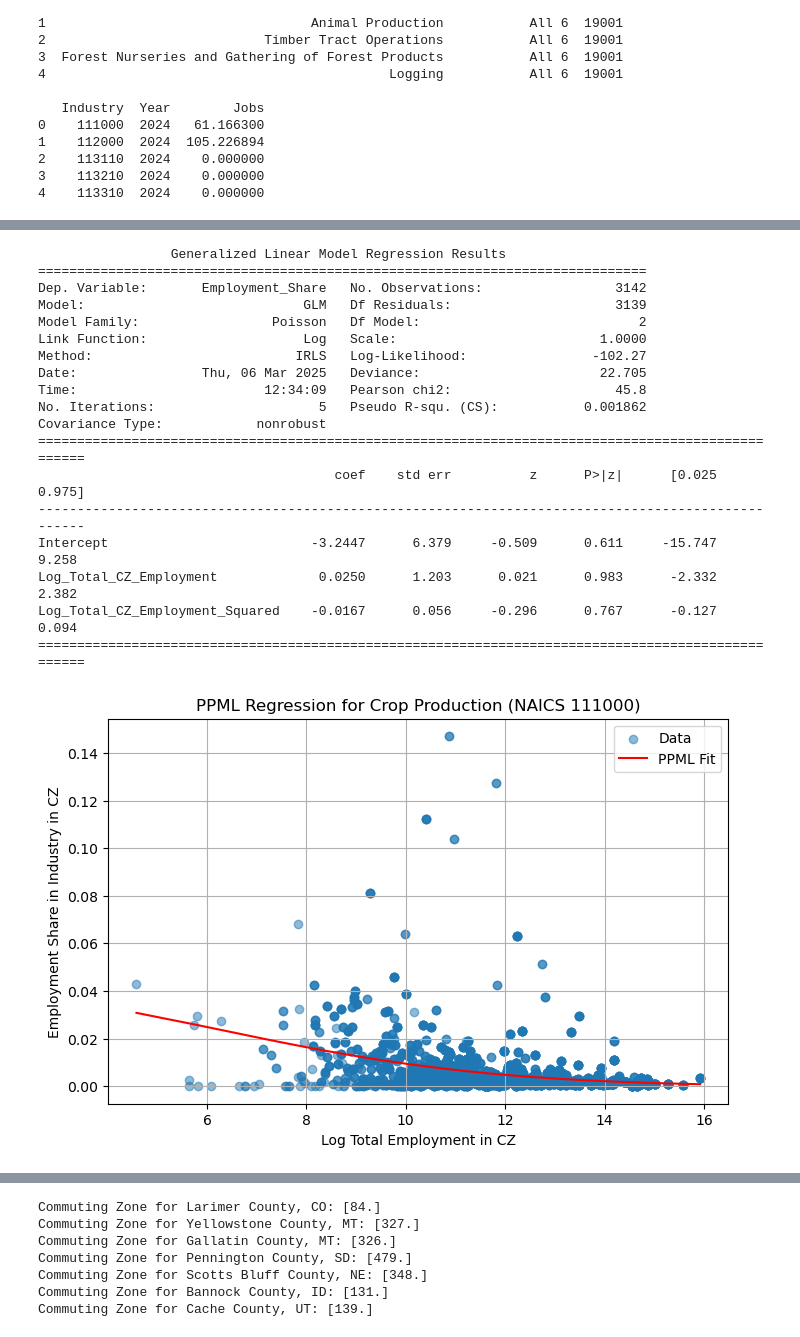
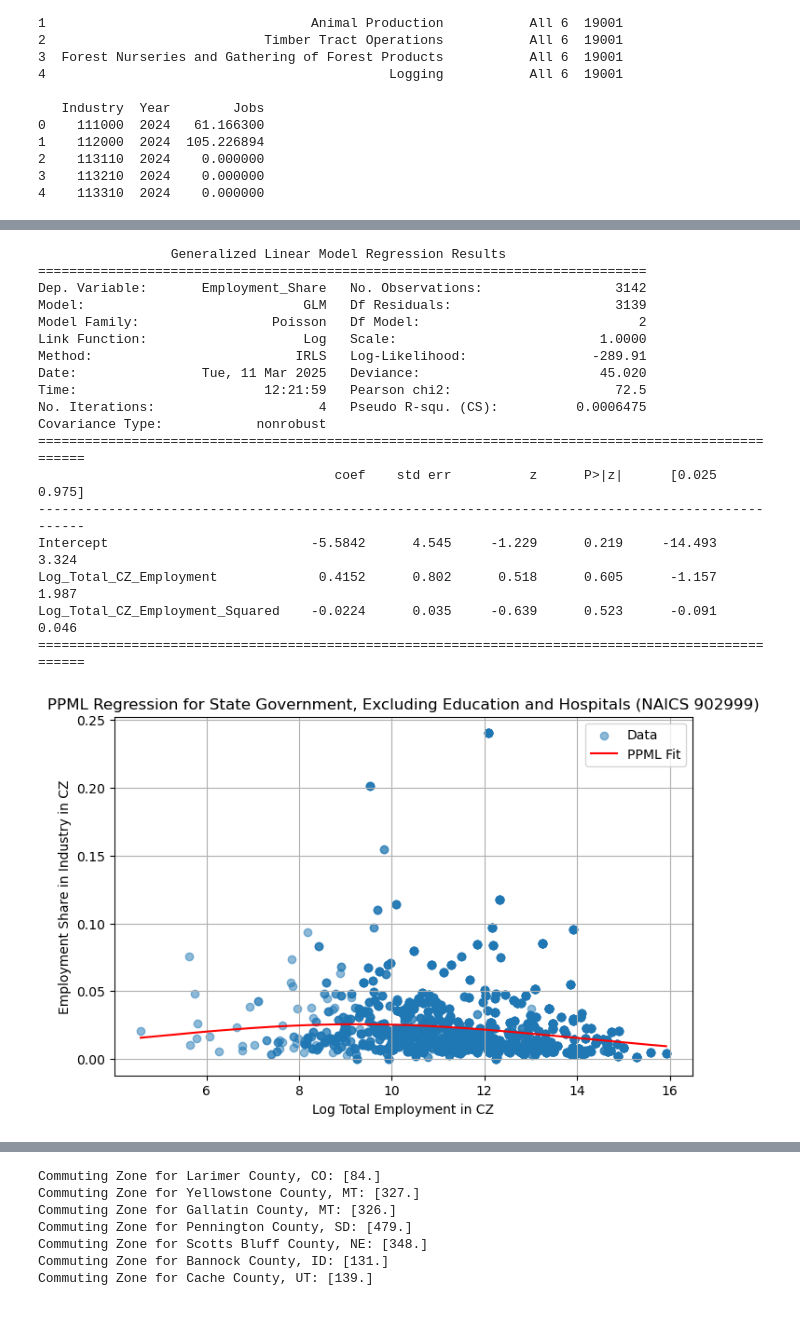
Before and after one commit to christensenwyo/Economic-Complexity, a Jupyter notebook: WY_Econ_Potential.ipynb, the cells around one changed output, grey strips where cells are left out. Cells and saved outputs as stored; diff of their text form; code cells hidden in the pictures.

```diff
--- a/WY_Econ_Potential.ipynb
+++ b/WY_Econ_Potential.ipynb
@@ -154,7 +154,7 @@ Log_Total_CZ_Employment_Squared     0.0276      0.000     62.315      0.000
 ===================================================================================================
 [figure]
 # %%
-run_ppml_te(df, naics_code=513210)
+run_ppml_te(df, naics_code=902999)
 # %% [output]
                  Generalized Linear Model Regression Results
 ==============================================================================
@@ -236,25 +236,25 @@ def run_ppml_se(df, naics_code):
     # Show plot
     plt.show()
 # %%
-run_ppml_se(df, naics_code=111000)
+run_ppml_se(df, naics_code=902999)
 # %% [output]
                  Generalized Linear Model Regression Results
 ==============================================================================
 Dep. Variable:       Employment_Share   No. Observations:                 3142
 Model:                            GLM   Df Residuals:                     3139
 Model Family:                 Poisson   Df Model:                            2
 Link Function:                    Log   Scale:                          1.0000
-Method:                          IRLS   Log-Likelihood:                -102.27
-Date:                Thu, 06 Mar 2025   Deviance:                       22.705
-Time:                        12:34:09   Pearson chi2:                     45.8
-No. Iterations:                     5   Pseudo R-squ. (CS):           0.001862
+Method:                          IRLS   Log-Likelihood:                -289.91
+Date:                Tue, 11 Mar 2025   Deviance:                       45.020
+Time:                        12:21:59   Pearson chi2:                     72.5
+No. Iterations:                     4   Pseudo R-squ. (CS):          0.0006475
 Covariance Type:            nonrobust
 ===================================================================================================
                                       coef    std err          z      P>|z|      [0.025      0.975]
 ---------------------------------------------------------------------------------------------------
-Intercept                          -3.2447      6.379     -0.509      0.611     -15.747       9.258
-Log_Total_CZ_Employment             0.0250      1.203      0.021      0.983      -2.332       2.382
-Log_Total_CZ_Employment_Squared    -0.0167      0.056     -0.296      0.767      -0.127       0.094
+Intercept                          -5.5842      4.545     -1.229      0.219     -14.493       3.324
+Log_Total_CZ_Employment             0.4152      0.802      0.518      0.605      -1.157       1.987
+Log_Total_CZ_Employment_Squared    -0.0224      0.035     -0.639      0.523      -0.091       0.046
 ===================================================================================================
-[figure, old version]
+[figure, new version]
 # %%
```
Also changed, not shown: parts of 8 cells of this notebook.
